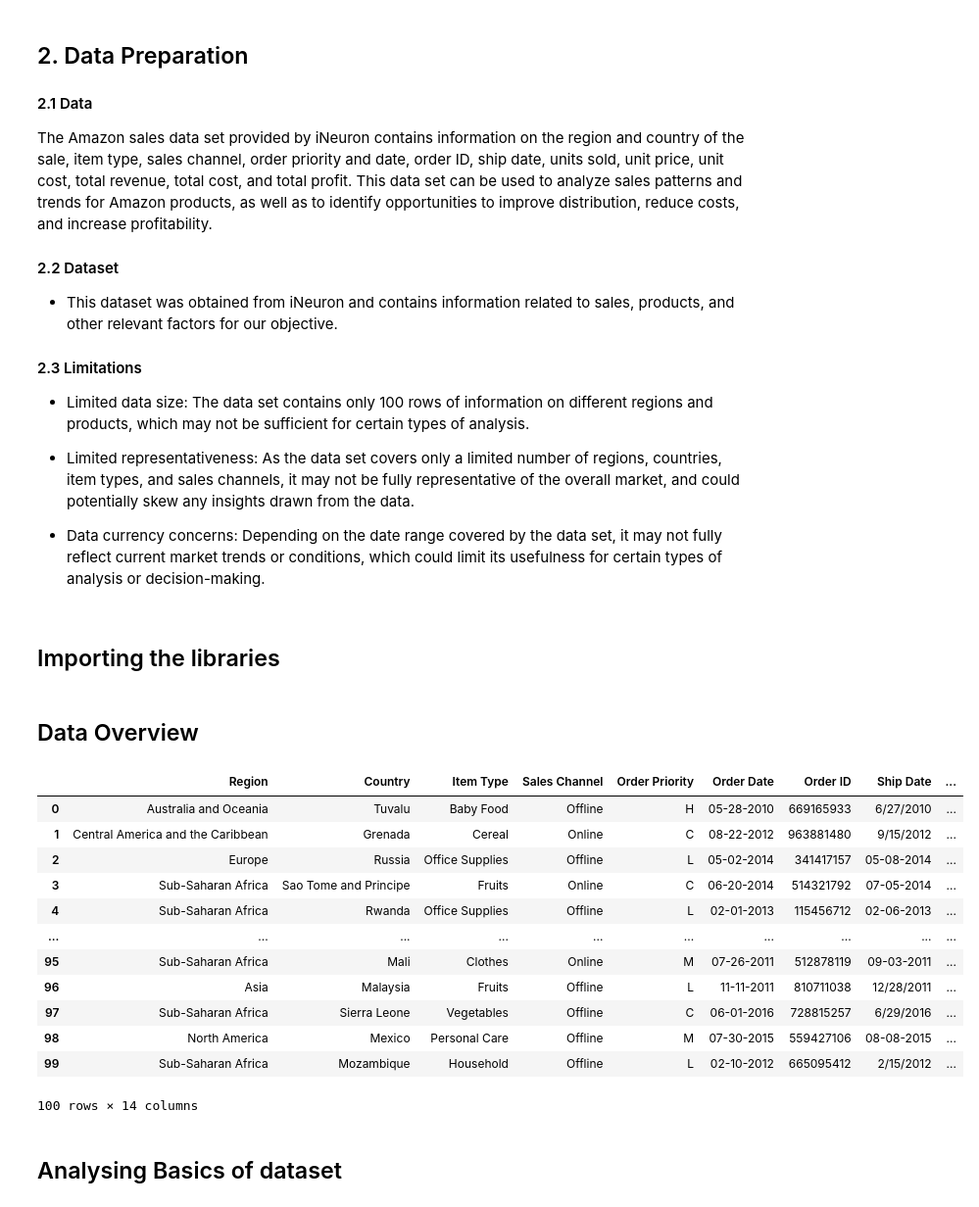
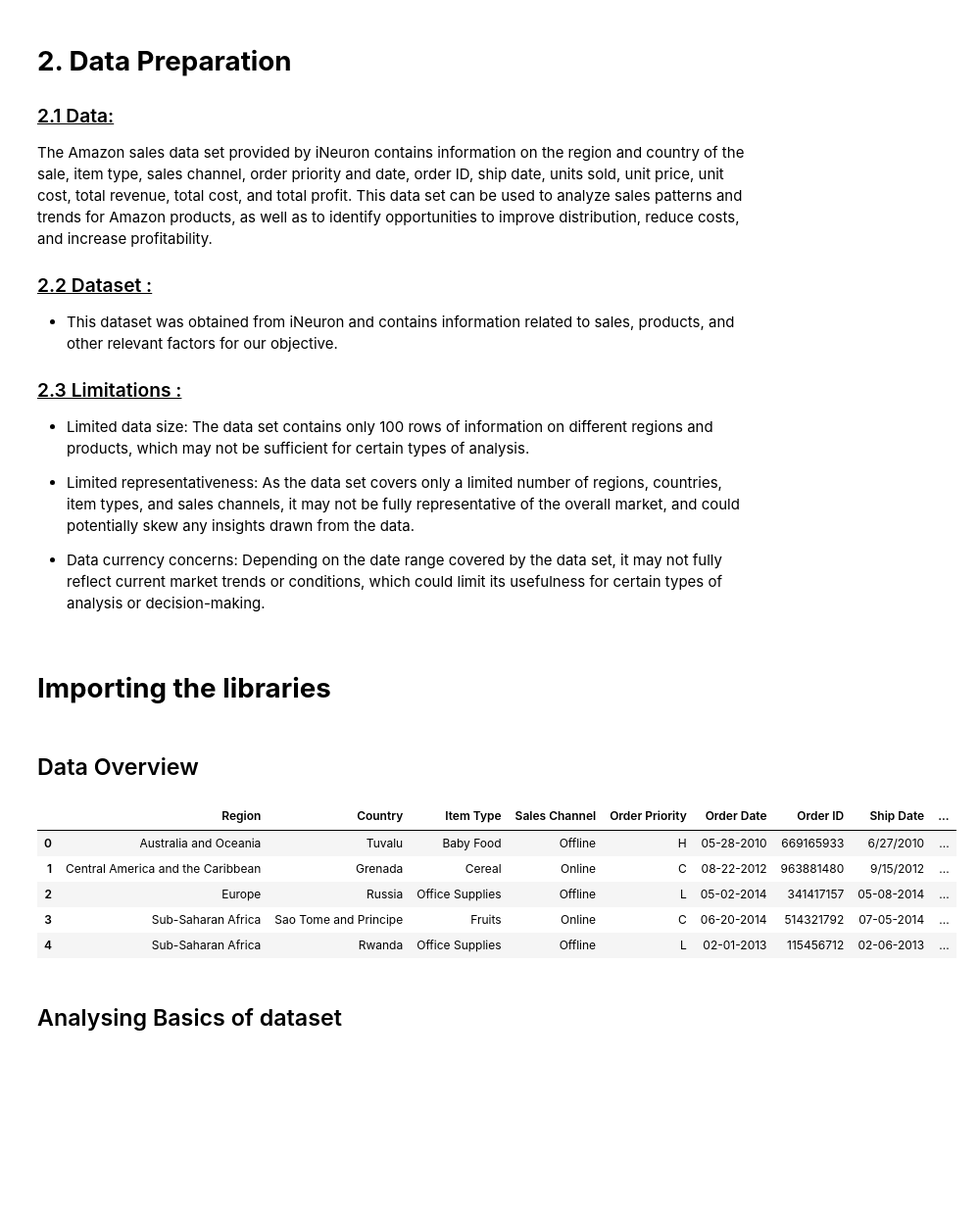
Before and after one commit to SamNijin/Analyzing-Amazon-Sales-Data, a Jupyter notebook: Amazon-Sales-Analysis.ipynb, the cells around one changed output. Shown: that part at 98% size. Drawn from its saved outputs; the diff is of its cells as text; code cells hidden in the pictures; blank space fills up the shorter version.

```diff
--- a/Amazon-Sales-Analysis.ipynb
+++ b/Amazon-Sales-Analysis.ipynb
@@ -30,13 +28,15 @@
 # %% [markdown]
-## 2. Data Preparation
+<h1><b>2. Data Preparation</b> </h1>
 
-#### 2.1 Data
-The Amazon sales data set provided by iNeuron contains information on the region and country of the sale, item type, sales channel, order priority and date, order ID, ship date, units sold, unit price, unit cost, total revenue, total cost, and total profit. This data set can be used to analyze sales patterns and trends for Amazon products, as well as to identify opportunities to improve distribution, reduce costs, and increase profitability.
+<h3 style="text-decoration: underline"> 2.1 Data:</h3>
+           The Amazon sales data set provided by iNeuron contains information on the region and country of the sale, item type, sales channel, order priority and date, order ID, ship date, units sold, unit price, unit cost, total revenue, total cost, and total profit. This data set can be used to analyze sales patterns and trends for Amazon products, as well as to identify opportunities to improve distribution, reduce costs, and increase profitability.
 
-#### 2.2 Dataset
+<h3 style="text-decoration: underline"> 2.2 Dataset :</h3>
+
 * This dataset was obtained from iNeuron and contains information related to sales, products, and other relevant factors for our objective.
 
-#### 2.3 Limitations
+<h3 style="text-decoration: underline">  2.3 Limitations :</h3>
+
 
 * Limited data size: The data set contains only 100 rows of information on different regions and products, which may not be sufficient for certain types of analysis.
 
@@ -46,7 +46,7 @@ The Amazon sales data set provided by iNeuron contains information on the region
 
 * Data currency concerns: Depending on the date range covered by the data set, it may not fully reflect current market trends or conditions, which could limit its usefulness for certain types of analysis or decision-making.
 # %% [markdown]
-## Importing the libraries
+<h1><b>Importing the libraries</b> </h1>
 # %%
 # Importing required libraries
 
@@ -58,22 +59,15 @@ import numpy as np
 # %%
 # Reading the dataset
 
 sales_data = pd.read_csv('./dataset/Amazon Sales Records.csv')
-sales_data
+sales_data.head()
 # %% [output]
 |  | Region | Country | Item Type | Sales Channel | Order Priority | Order Date | Order ID | Ship Date | ... |
 | 0 | Australia and Oceania | Tuvalu | Baby Food | Offline | H | 05-28-2010 | 669165933 | 6/27/2010 | ... |
 | 1 | Central America and the Caribbean | Grenada | Cereal | Online | C | 08-22-2012 | 963881480 | 9/15/2012 | ... |
 | 2 | Europe | Russia | Office Supplies | Offline | L | 05-02-2014 | 341417157 | 05-08-2014 | ... |
 | 3 | Sub-Saharan Africa | Sao Tome and Principe | Fruits | Online | C | 06-20-2014 | 514321792 | 07-05-2014 | ... |
 | 4 | Sub-Saharan Africa | Rwanda | Office Supplies | Offline | L | 02-01-2013 | 115456712 | 02-06-2013 | ... |
-| ... | ... | ... | ... | ... | ... | ... | ... | ... | ... |
-| 95 | Sub-Saharan Africa | Mali | Clothes | Online | M | 07-26-2011 | 512878119 | 09-03-2011 | ... |
-| 96 | Asia | Malaysia | Fruits | Offline | L | 11-11-2011 | 810711038 | 12/28/2011 | ... |
-| 97 | Sub-Saharan Africa | Sierra Leone | Vegetables | Offline | C | 06-01-2016 | 728815257 | 6/29/2016 | ... |
-| 98 | North America | Mexico | Personal Care | Offline | M | 07-30-2015 | 559427106 | 08-08-2015 | ... |
-| 99 | Sub-Saharan Africa | Mozambique | Household | Offline | L | 02-10-2012 | 665095412 | 2/15/2012 | ... |
-100 rows × 14 columns
 # %% [markdown]
 ## Analysing Basics of dataset
 # %%
```
Also changed, not shown: parts of 25 cells of this notebook.
